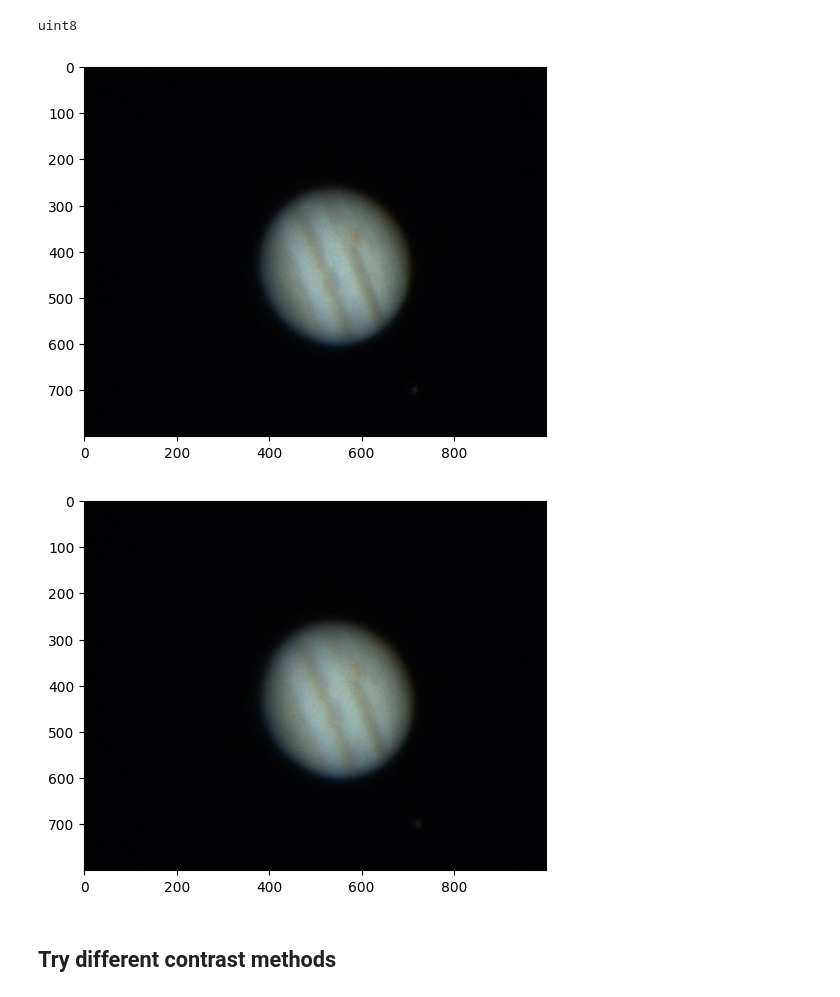
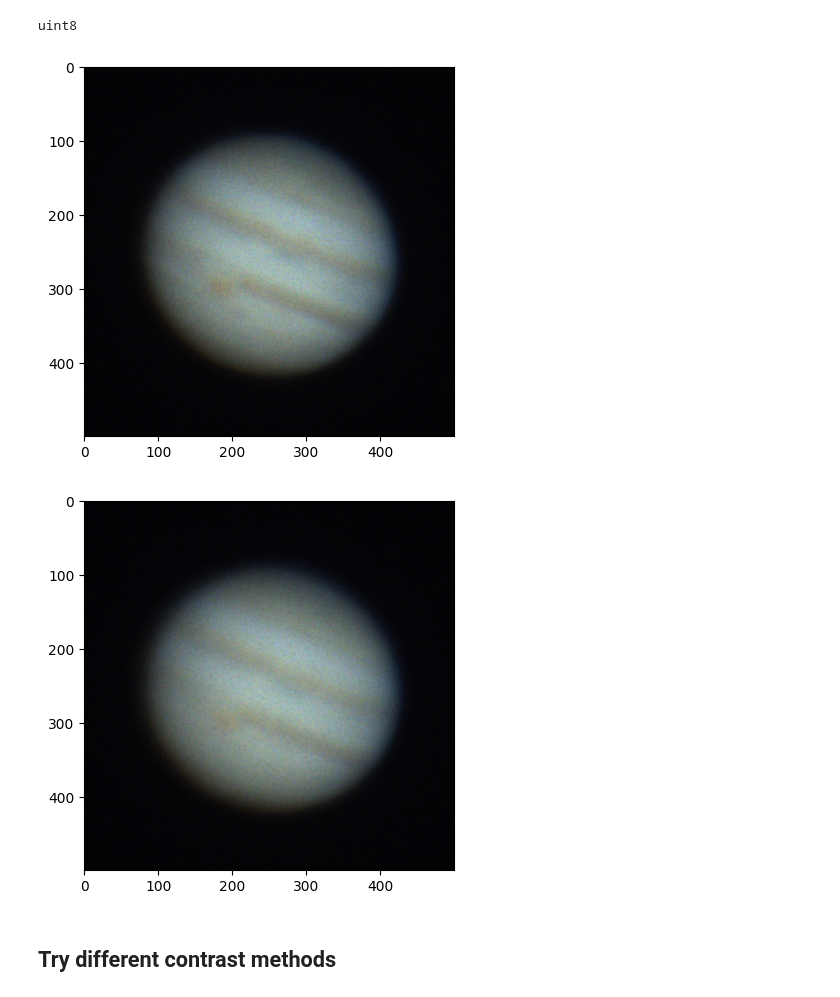
Before and after one commit to joypauls/planetary-flow, a Jupyter notebook: notebooks/global_quality_poc.ipynb, the cells around one changed output. Cells and saved outputs as stored; diff of their text form; code cells hidden in the pictures.

```diff
--- a/notebooks/global_quality_poc.ipynb
+++ b/notebooks/global_quality_poc.ipynb
@@ -15,15 +15,15 @@ import matplotlib.pyplot as plt
 # read in test images
 
 # sharp-ish frame
-jupiter_frame1 = cv2.imread("../tests/data/images/jupiter_frame_highq.png")
+jupiter_hq = cv2.imread("../tests/data/images/jupiter_high_quality.png")
 
 # blurry frame
-jupiter_frame2 = cv2.imread("../tests/data/images/jupiter_frame_lowq.png")
+jupiter_lq = cv2.imread("../tests/data/images/jupiter_low_quality.png")
 
-# very very low noise
-moon = cv2.imread("../tests/data/images/moon_stacked_sharpened.jpg")
+# # very very low noise
+# moon = cv2.imread("../tests/data/images/moon_stacked_sharpened.jpg")
 
-print(jupiter_frame1.dtype)
+print(jupiter_hq.dtype)
 # %% [output]
 uint8
 # %%
@@ -61,11 +61,11 @@ def plot_pair(img1, img2, color = True):
 #     plt.imshow(color_mask, alpha=0.2)
 #     plt.show()
 # %%
-plot(jupiter_frame1)
-plot(jupiter_frame2)
+plot(jupiter_hq)
+plot(jupiter_lq)
 # %% [output]
-[figure, old version]
+[figure, new version]
-[figure, old version]
+[figure, new version]
 # %% [markdown]
 ## Try different contrast methods
 # %%
```
Also changed, not shown: parts of 9 cells of this notebook, 10 other files.
